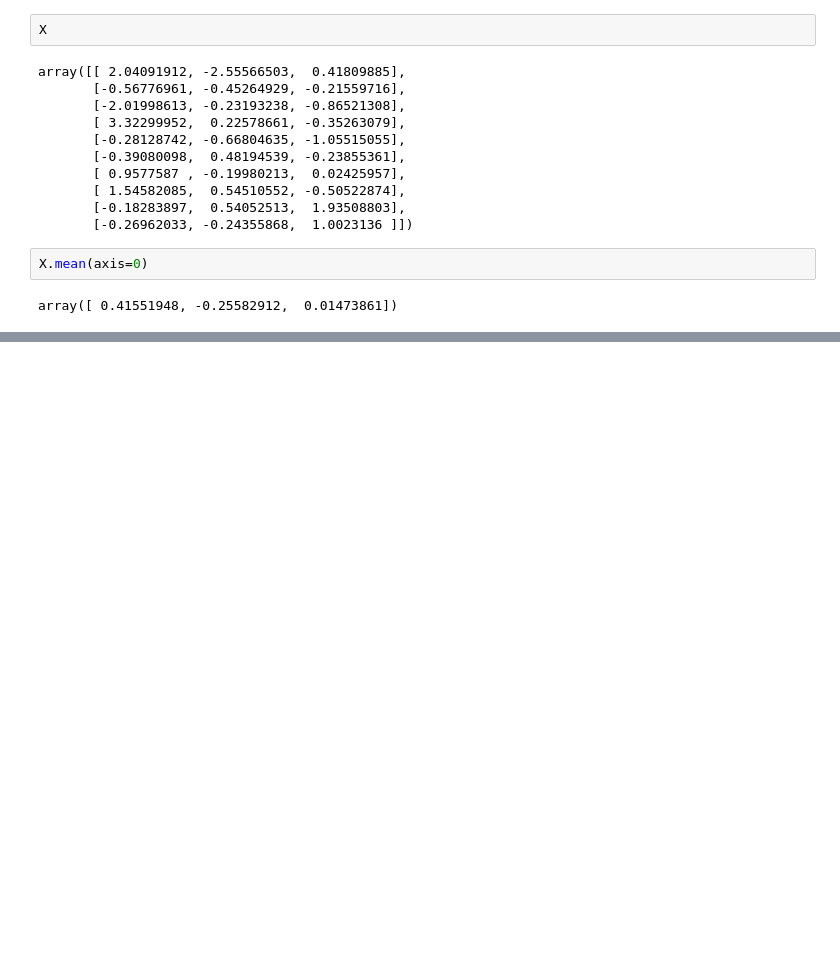
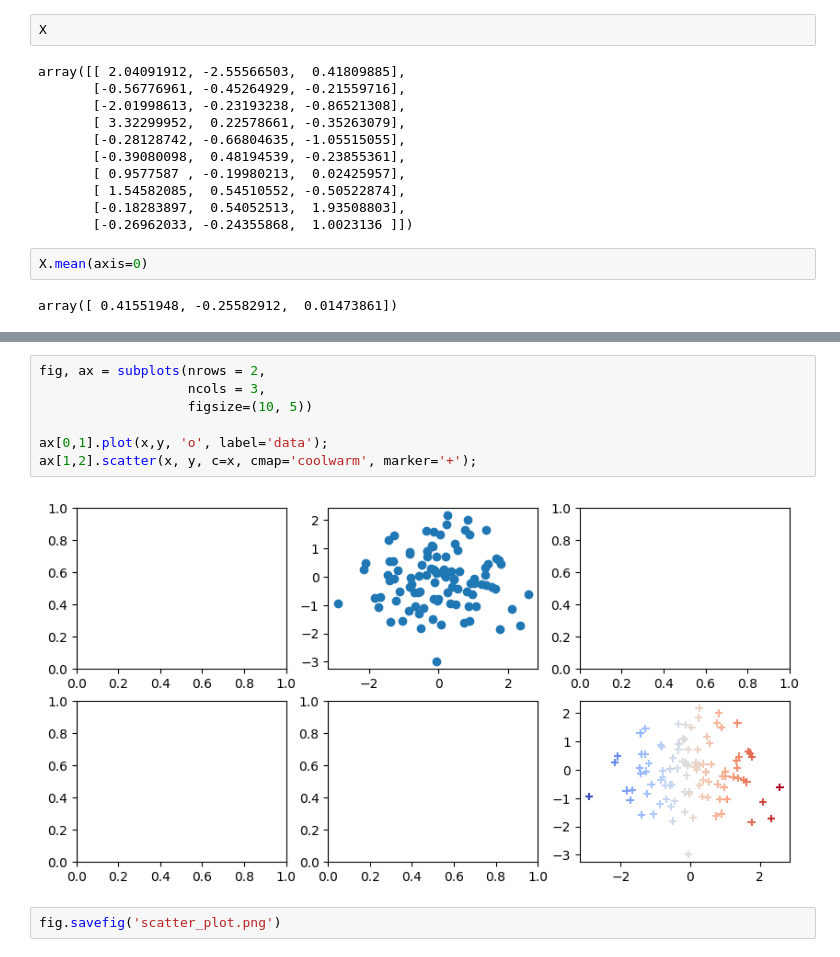
Before and after one commit to ltf1/statistical_learning_python, a Jupyter notebook: chapter_1.ipynb, the cells around one changed output, grey strips where cells are left out. Cells and saved outputs as stored; diff of their text form; blank space fills up the shorter version.

```diff
--- a/chapter_1.ipynb
+++ b/chapter_1.ipynb
@@ -136,0 +157,11 @@ array([ 0.41551948, -0.25582912,  0.01473861])
+# %%
+fig, ax = subplots(nrows = 2,
+                   ncols = 3,
+                   figsize=(10, 5))
+
+ax[0,1].plot(x,y, 'o', label='data');
+ax[1,2].scatter(x, y, c=x, cmap='coolwarm', marker='+');
+# %% [output]
+[figure, added]
+# %%
+fig.savefig('scatter_plot.png')
```
Also changed, not shown: parts of 10 cells of this notebook, 1 other file.
